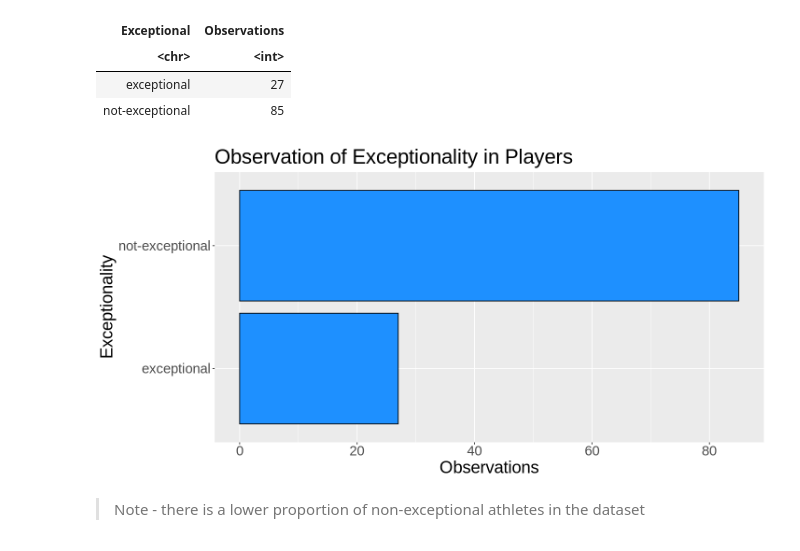
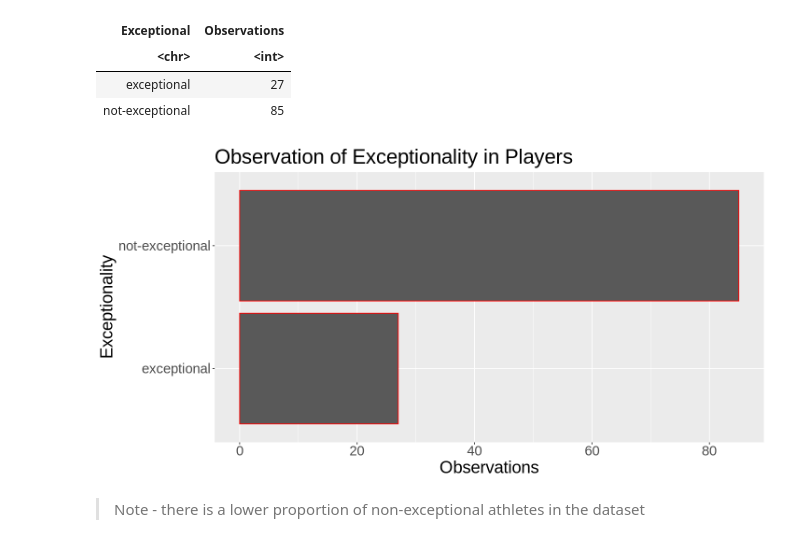
Before and after one commit to lukepielak/dsci100-project, a Jupyter notebook: Project Proposal.ipynb, the cells around one changed output. Drawn from its saved outputs; the diff is of its cells as text; code cells hidden in the pictures.

```diff
--- a/Project Proposal.ipynb
+++ b/Project Proposal.ipynb
@@ -146,17 +146,17 @@ A tibble: 2 × 2
 # %%
 # vizualizing the distribution of classes
 options(repr.plot.width = 12, repr.plot.height = 6)
 
 tennis_plot <- tennis_summary |>
     ggplot(aes(x = Exceptional, y = Observations)) +
-        geom_bar(stat = "identity", position = "dodge", color = "black", fill = "dodgerblue") +
+        geom_bar(stat = "identity", position = "dodge", color = "red") +
         labs(x = "Exceptionality", y = "Observations", title = "Observation of Exceptionality in Players") +
         theme(text = element_text(size = 22)) +
         coord_flip()
 
 tennis_plot
 # %% [output]
-[figure, old version]
+[figure, new version]
 # %% [markdown]
 > Note - there is a lower proportion of non-exceptional athletes in the dataset
 # %% [markdown]
```
Also changed, not shown: parts of 2 cells of this notebook.
